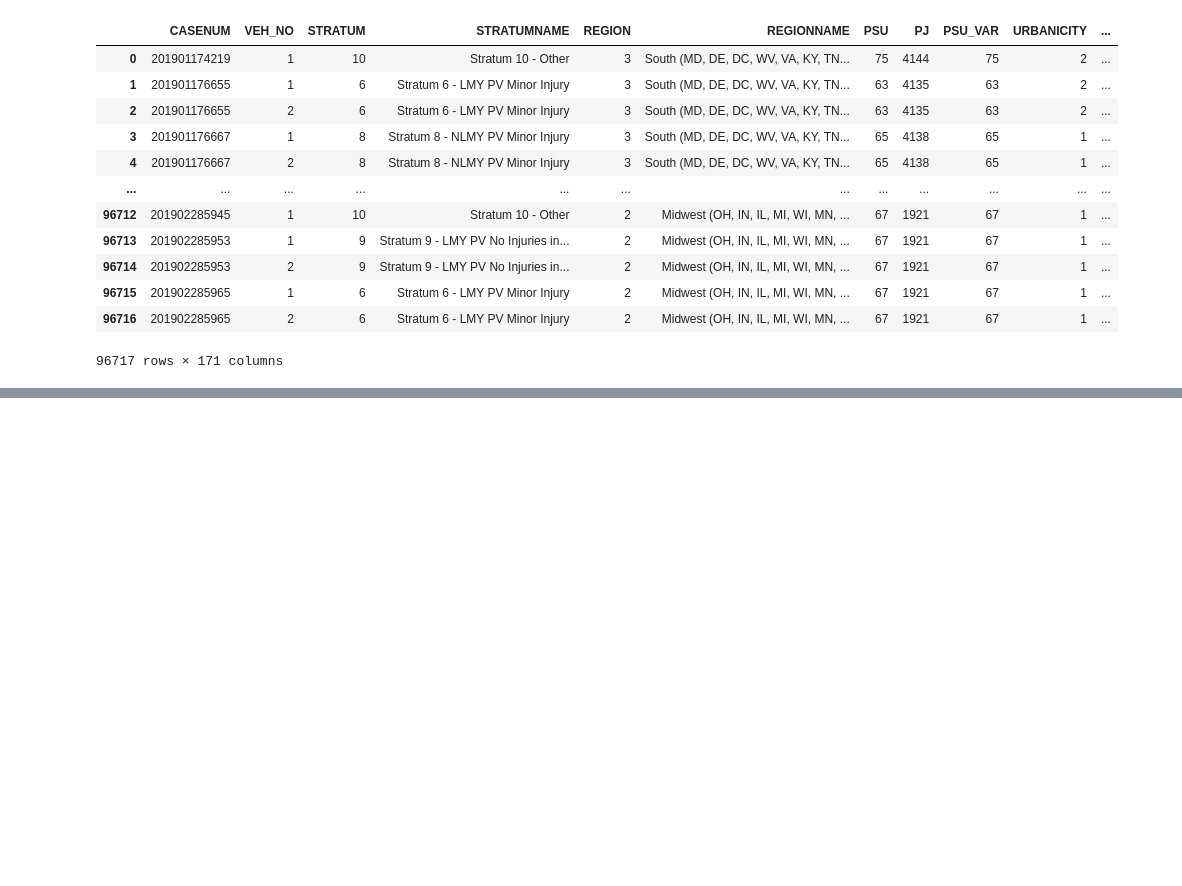
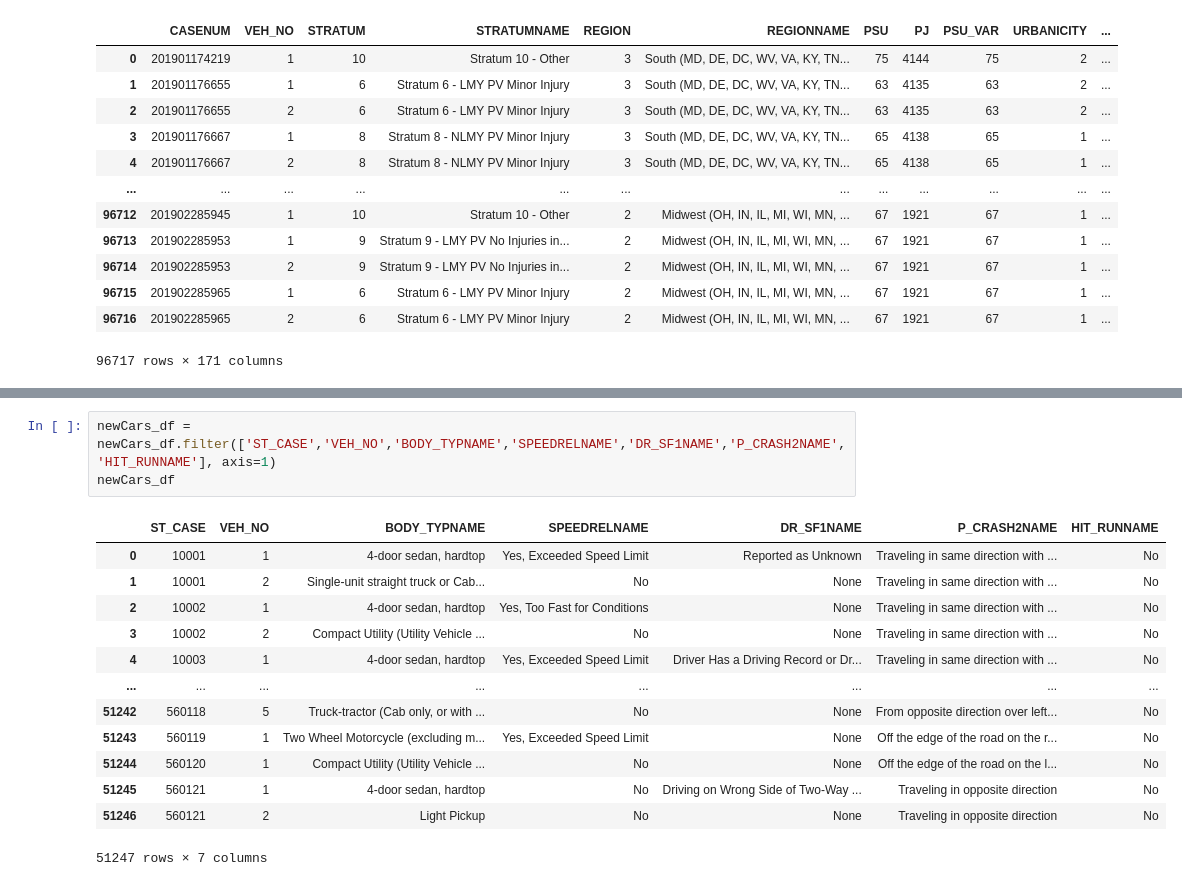
Before and after one commit to tommyjohnny36/Crash-Dummies-2.0, a Jupyter notebook: vehicles-checkpoint.ipynb, the cells around one changed output, grey strips where cells are left out. Cells and saved outputs as stored; diff of their text form; blank space fills up the shorter version.

```diff
--- a/vehicles-checkpoint.ipynb
+++ b/vehicles-checkpoint.ipynb
@@ -75,0 +79,17 @@ Cars1_df
+# %%
+newCars_df = newCars_df.filter(['ST_CASE','VEH_NO','BODY_TYPNAME','SPEEDRELNAME','DR_SF1NAME','P_CRASH2NAME','HIT_RUNNAME'], axis=1)
+newCars_df
+# %% [output]
+|  | ST_CASE | VEH_NO | BODY_TYPNAME | SPEEDRELNAME | DR_SF1NAME | P_CRASH2NAME | HIT_RUNNAME |
+| 0 | 10001 | 1 | 4-door sedan, hardtop | Yes, Exceeded Speed Limit | Reported as Unknown | Traveling in same direction with ... | No |
+| 1 | 10001 | 2 | Single-unit straight truck or Cab... | No | None | Traveling in same direction with ... | No |
+| 2 | 10002 | 1 | 4-door sedan, hardtop | Yes, Too Fast for Conditions | None | Traveling in same direction with ... | No |
+| 3 | 10002 | 2 | Compact Utility (Utility Vehicle ... | No | None | Traveling in same direction with ... | No |
+| 4 | 10003 | 1 | 4-door sedan, hardtop | Yes, Exceeded Speed Limit | Driver Has a Driving Record or Dr... | Traveling in same direction with ... | No |
+| ... | ... | ... | ... | ... | ... | ... | ... |
+| 51242 | 560118 | 5 | Truck-tractor (Cab only, or with ... | No | None | From opposite direction over left... | No |
+| 51243 | 560119 | 1 | Two Wheel Motorcycle (excluding m... | Yes, Exceeded Speed Limit | None | Off the edge of the road on the r... | No |
+| 51244 | 560120 | 1 | Compact Utility (Utility Vehicle ... | No | None | Off the edge of the road on the l... | No |
+| 51245 | 560121 | 1 | 4-door sedan, hardtop | No | Driving on Wrong Side of Two-Way ... | Traveling in opposite direction | No |
+| 51246 | 560121 | 2 | Light Pickup | No | None | Traveling in opposite direction | No |
+51247 rows × 7 columns
```
Also changed, not shown: parts of 5 cells of this notebook.
